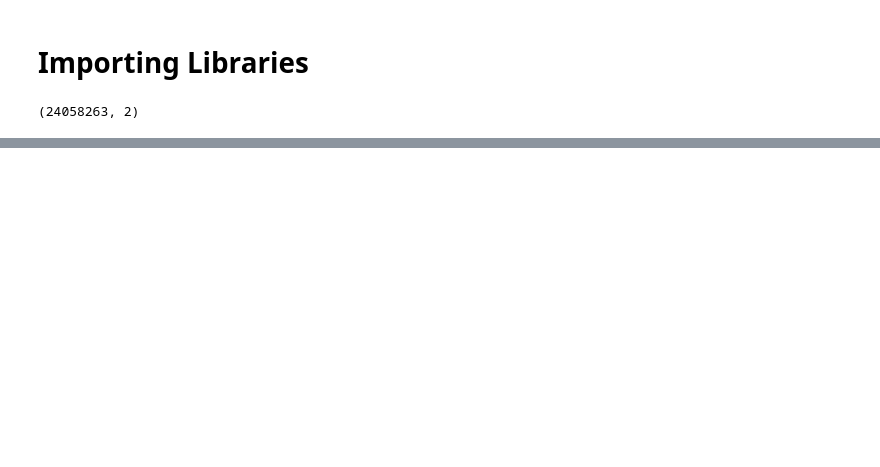
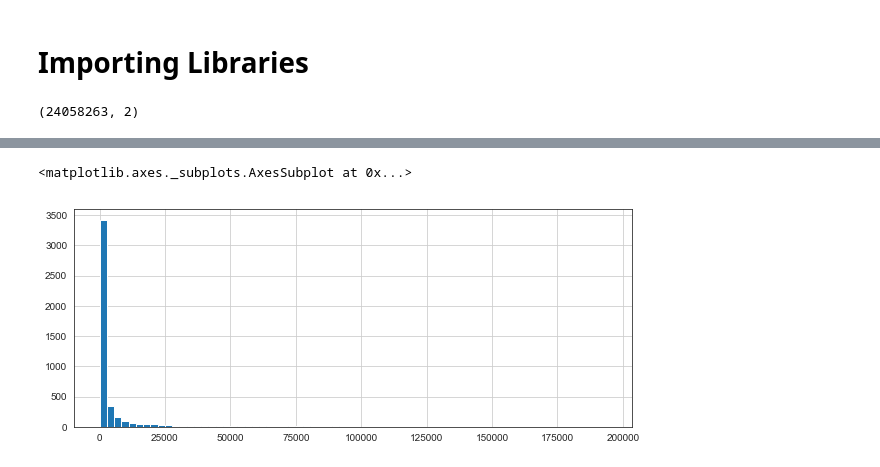
Before and after one commit to theroyalraj/Machine-Learning, a Jupyter notebook: NF-Recommnedation-System.ipynb, the cells around one changed output, grey strips where cells are left out. Drawn from its saved outputs; the diff is of its cells as text; code cells hidden in the pictures; blank space fills up the shorter version.

Commit message:
Recommendation based on User rating and Correlation

```diff
--- a/NF-Recommnedation-System.ipynb
+++ b/NF-Recommnedation-System.ipynb
@@ -12,6 +12,6 @@ data.shape
 # %% [output]
 (24058263, 2)
 # %%
-df=data[:5000000]
+df=dataset
 df.shape
 # %% [output]
@@ -58,0 +68,8 @@ x=
+# %%
+import matplotlib.pyplot as pyp
+import seaborn as sns
+sns.set_style('white')
+%matplotlib inline
+# %%
+ratings = pd.DataFrame(df.groupby('Movie_Id')['Rating'].mean())
+ratings.head()
@@ -58,0 +84,3 @@ x=
+# %%
+ratings['num of ratings'] = pd.DataFrame(df.groupby('Movie_Id')['Rating'].count())
+ratings.head()
@@ -58,0 +110,6 @@ x=
+# %%
+pyp.figure(figsize=(10,4))
+ratings['num of ratings'].hist(bins=70)
+# %% [output]
+<matplotlib.axes._subplots.AxesSubplot at 0x...>
+[figure, added]
```
Also changed, not shown: parts of 40 cells of this notebook.
